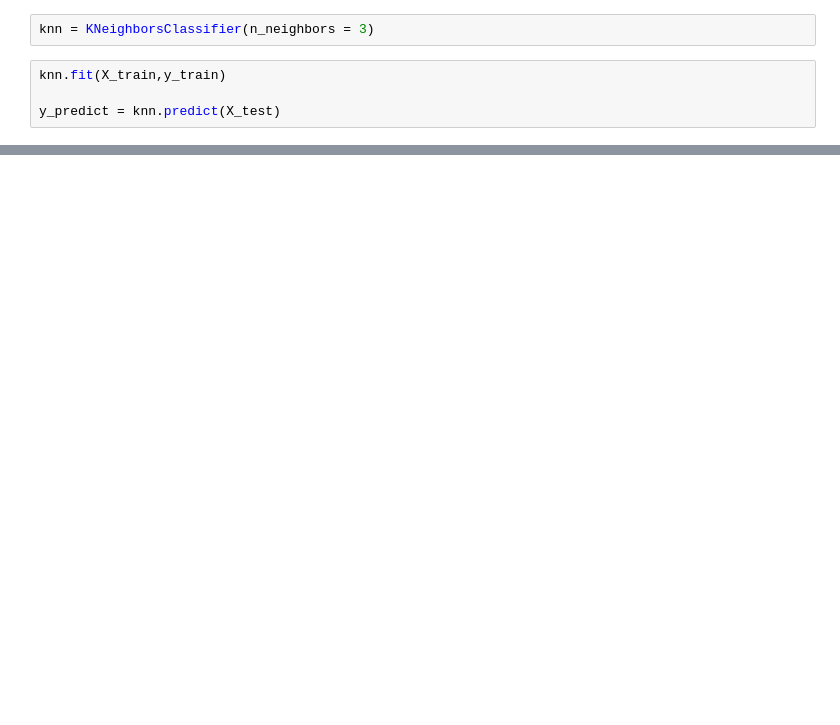
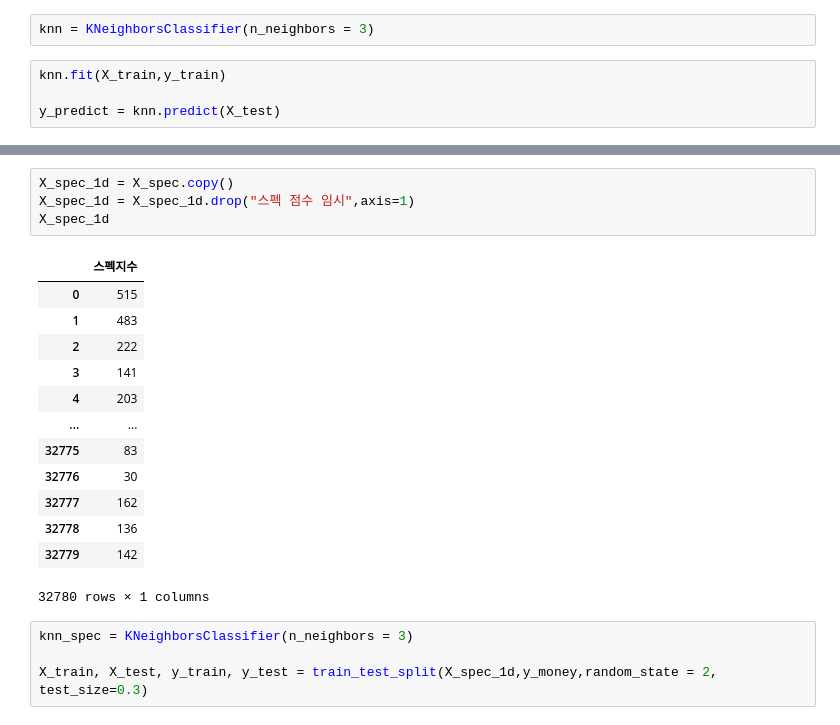
Before and after one commit to 2021-SMHRD-KDT-AI-5/--, a Jupyter notebook: Knn_bank.ipynb, the cells around one changed output, grey strips where cells are left out. Drawn from its saved outputs; the diff is of its cells as text; blank space fills up the shorter version.

```diff
--- a/Knn_bank.ipynb
+++ b/Knn_bank.ipynb
@@ -319,0 +323,22 @@ TypeError: can only concatenate str (not "int") to str
+# %%
+X_spec_1d = X_spec.copy()
+X_spec_1d = X_spec_1d.drop("스펙 점수 임시",axis=1)
+X_spec_1d
+# %% [output]
+|  | 스펙지수 |
+| 0 | 515 |
+| 1 | 483 |
+| 2 | 222 |
+| 3 | 141 |
+| 4 | 203 |
+| ... | ... |
+| 32775 | 83 |
+| 32776 | 30 |
+| 32777 | 162 |
+| 32778 | 136 |
+| 32779 | 142 |
+32780 rows × 1 columns
+# %%
+knn_spec = KNeighborsClassifier(n_neighbors = 3)
+
+X_train, X_test, y_train, y_test = train_test_split(X_spec_1d,y_money,random_state = 2, test_size=0.3)
```
Also changed, not shown: parts of 15 cells of this notebook.
